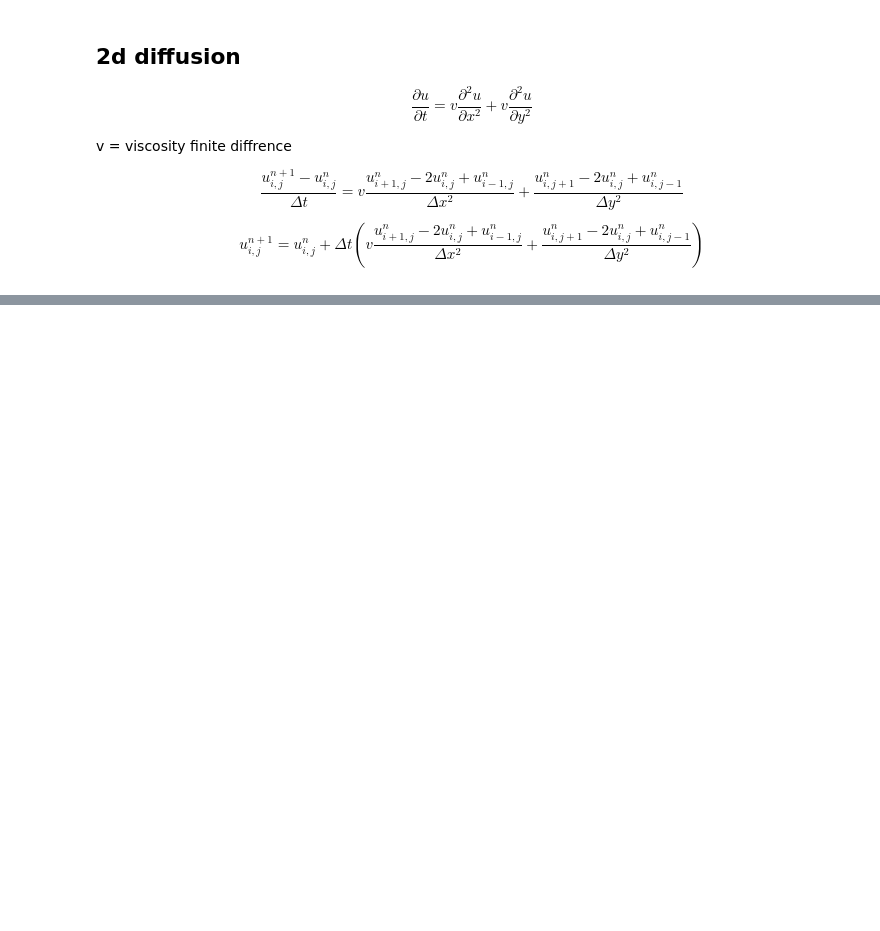
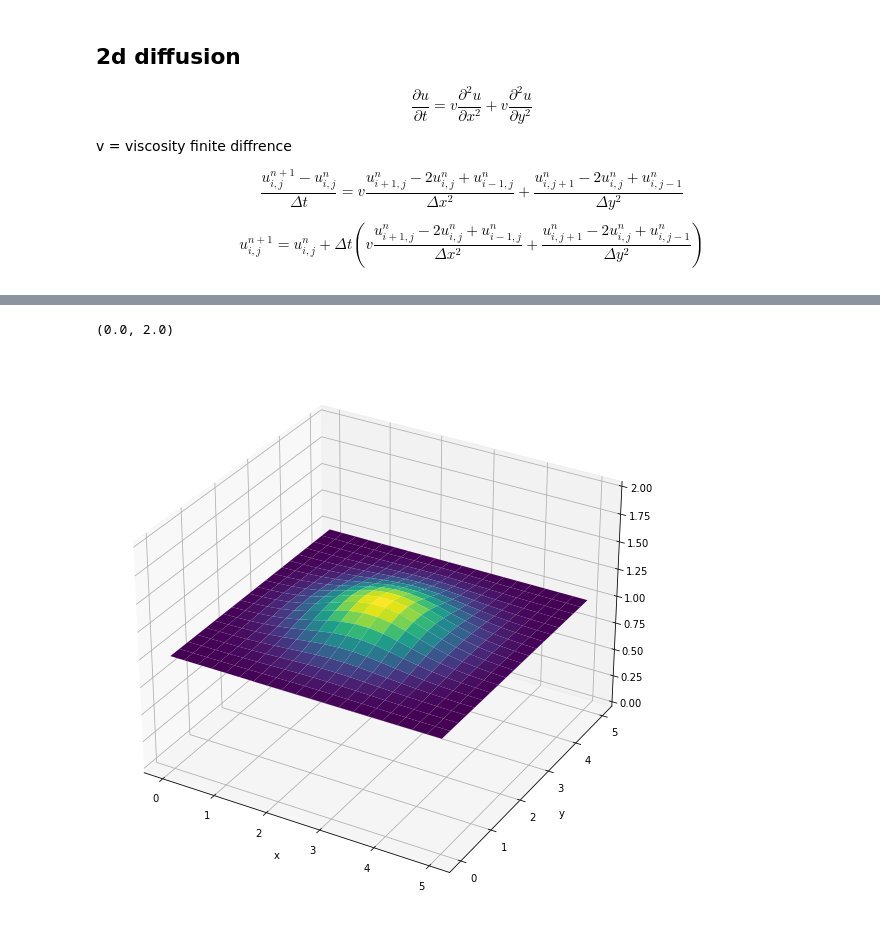
Before and after one commit to sushiTonpai/CFDsim2D, a Jupyter notebook: 2d diffusion.ipynb, the cells around one changed output, grey strips where cells are left out. Cells and saved outputs as stored; diff of their text form; code cells hidden in the pictures; blank space fills up the shorter version.

```diff
--- a/2d diffusion.ipynb
+++ b/2d diffusion.ipynb
@@ -41,0 +57,23 @@ u_init =
+# %%
+# intit
+u0 = u_init.copy()
+
+# finite difference
+for _ in range(nt):
+    u = u0.copy()
+    for i in range(1,nx-1):
+        for j in range(1,ny-1):
+            u0[i,j] = u[i,j] + v * (dt/dx**2) *(u[i+1,j] -2*u[i,j]+u[i-1,j]) + v * (dt/dy**2) *(u[i,j+1]-2*u[i,j]+u[i,j-1])
+
+
+fig = plt.figure(figsize=(10,10))
+ax = fig.gca(projection='3d')
+X, Y = np.meshgrid(xs, ys)
+surf = ax.plot_surface(X, Y, u0[:], cmap=cm.viridis)
+
+ax.set_xlabel('x')
+ax.set_ylabel('y')
+ax.set_zlim(0,2)
+# %% [output]
+(0.0, 2.0)
+[figure, added]
```
Also changed, not shown: parts of 3 cells of this notebook, 3 other files.
